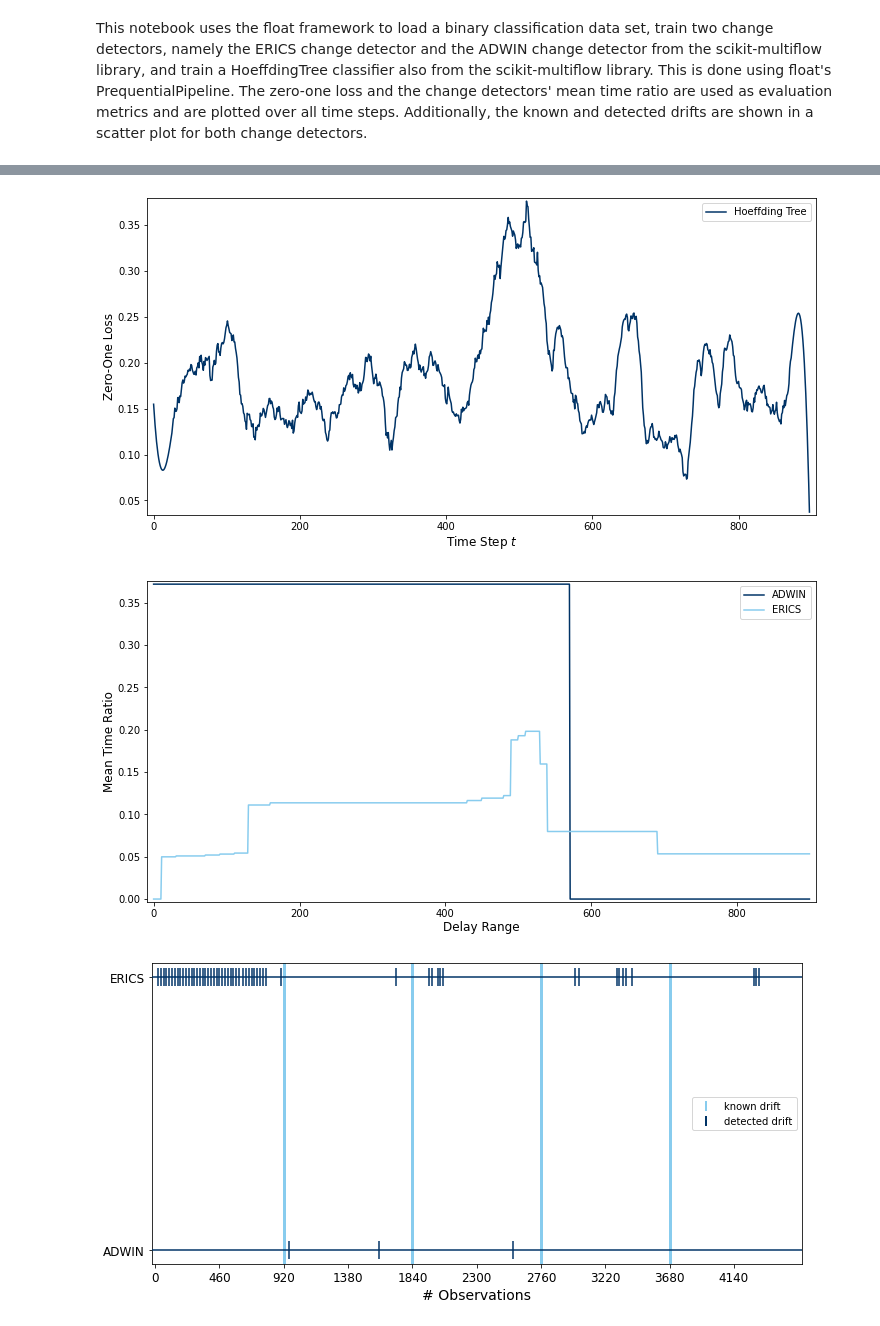
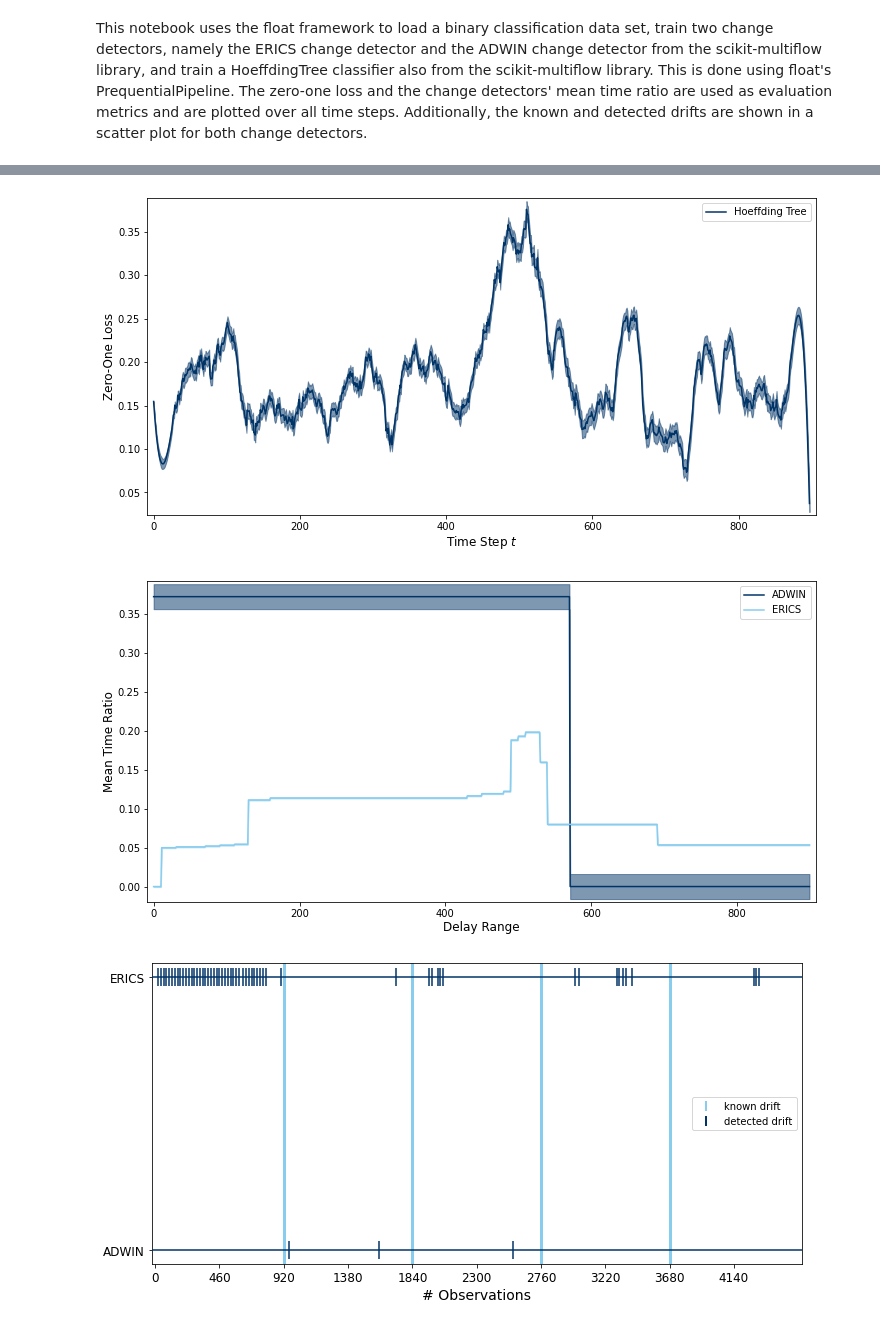
Before and after one commit to haugjo/float, a Jupyter notebook: float/experiment_use_change_detection.ipynb, the cells around one changed output, grey strips where cells are left out. Cells and saved outputs as stored; diff of their text form; code cells hidden in the pictures.

```diff
--- a/float/experiment_use_change_detection.ipynb
+++ b/float/experiment_use_change_detection.ipynb
@@ -67,21 +68,23 @@ Concept Drift Detection:
 #############################################################################
 # %%
 plot(measures=[pred_evaluator.result['zero_one_loss']['measures']],
+     variances=[pred_evaluator.result['zero_one_loss']['var']],
      labels=['Hoeffding Tree'],
      measure_name='Zero-One Loss',
      measure_type='prediction',
      smooth_curve=[True])
 plt.show()
 # %% [output]
-[figure, old version]
+[figure, new version]
 # %%
 plot(measures=[cd_evaluators[0].result['mean_time_ratio']['measures'], cd_evaluators[1].result['mean_time_ratio']['measures']],
+     variances=[cd_evaluators[0].result['mean_time_ratio']['var'], cd_evaluators[1].result['mean_time_ratio']['var']],
      labels=['ADWIN', 'ERICS'],
      measure_name='Mean Time Ratio',
      measure_type='change_detection')
 plt.show()
 # %% [output]
-[figure, old version]
+[figure, new version]
 # %%
 concept_drifts_scatter(measures=[change_detectors[0].drifts, change_detectors[1].drifts],
                        labels=['ADWIN', 'ERICS'],
```
Also changed, not shown: parts of 1 cell of this notebook, 3 other files.
